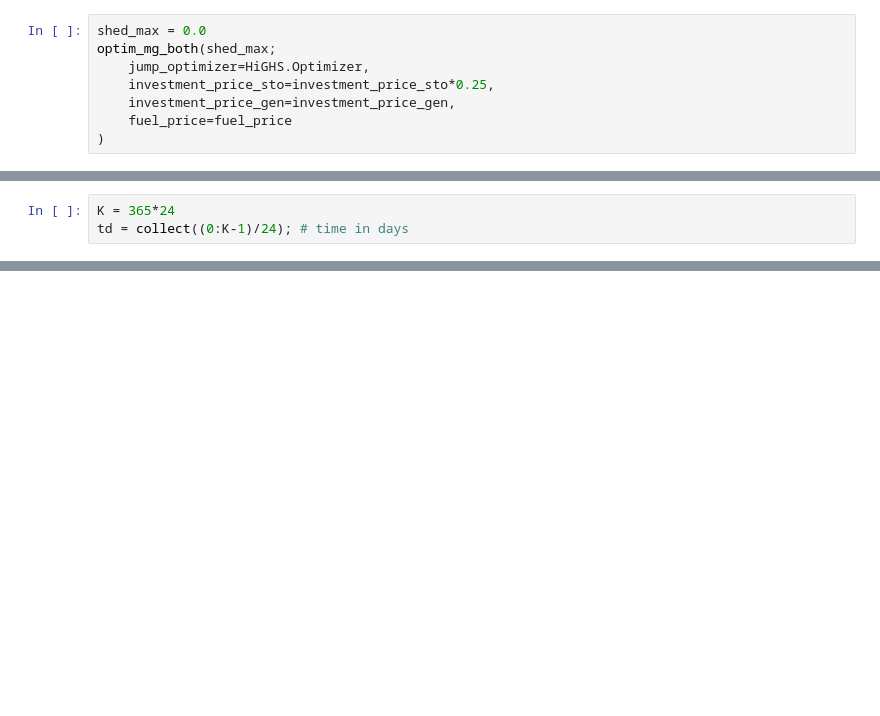
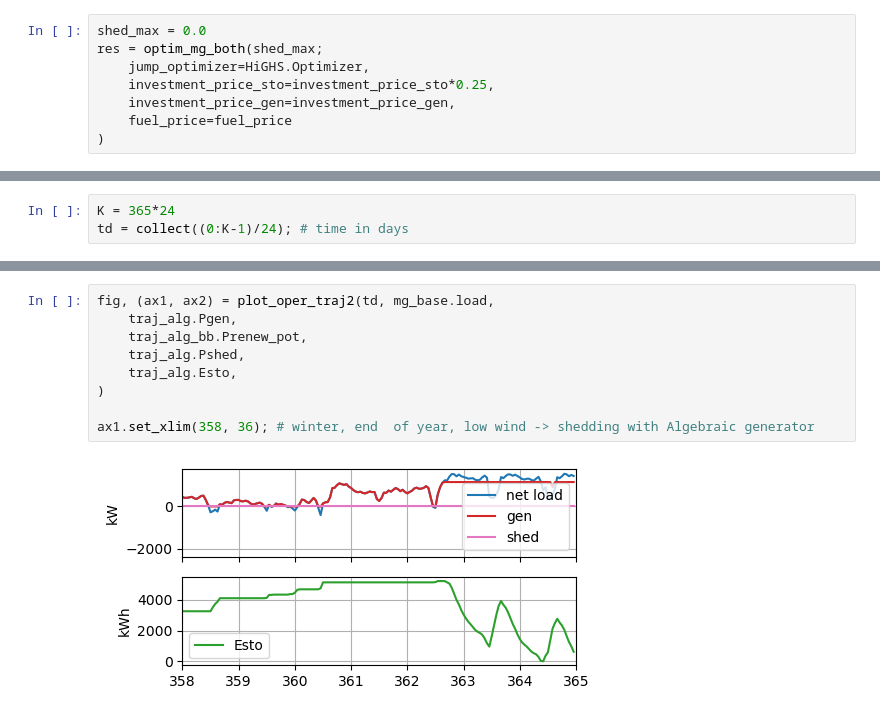
Before and after one commit to pierre-haessig/Microgrids.JuMP, a Jupyter notebook: Microgrid_JuMP-BB_comparison.ipynb, the cells around one changed output, grey strips where cells are left out. Saved outputs shown, nothing was run; the diff lists cells and outputs as text; blank space fills up the shorter version.

```diff
--- a/Microgrid_JuMP-BB_comparison.ipynb
+++ b/Microgrid_JuMP-BB_comparison.ipynb
@@ -825,7 +849,7 @@ optim_mg_both
 case with 0.25 battery price (Grenoble workshop slides)
 # %%
 shed_max = 0.0
-optim_mg_both(shed_max;
+res = optim_mg_both(shed_max;
     jump_optimizer=HiGHS.Optimizer,
     investment_price_sto=investment_price_sto*0.25,
     investment_price_gen=investment_price_gen,
@@ -923,0 +1012,11 @@ ax1.set_xlim(358, 365); # winter, end  of year, low wind -> shedding with Algebr
+# %%
+fig, (ax1, ax2) = plot_oper_traj2(td, mg_base.load,
+    traj_alg.Pgen,
+    traj_alg_bb.Prenew_pot,
+    traj_alg.Pshed,
+    traj_alg.Esto,
+)
+
+ax1.set_xlim(358, 36); # winter, end  of year, low wind -> shedding with Algebraic generator
+# %% [output]
+[figure, added]
```
Also changed, not shown: parts of 25 cells of this notebook, 2 other files.
